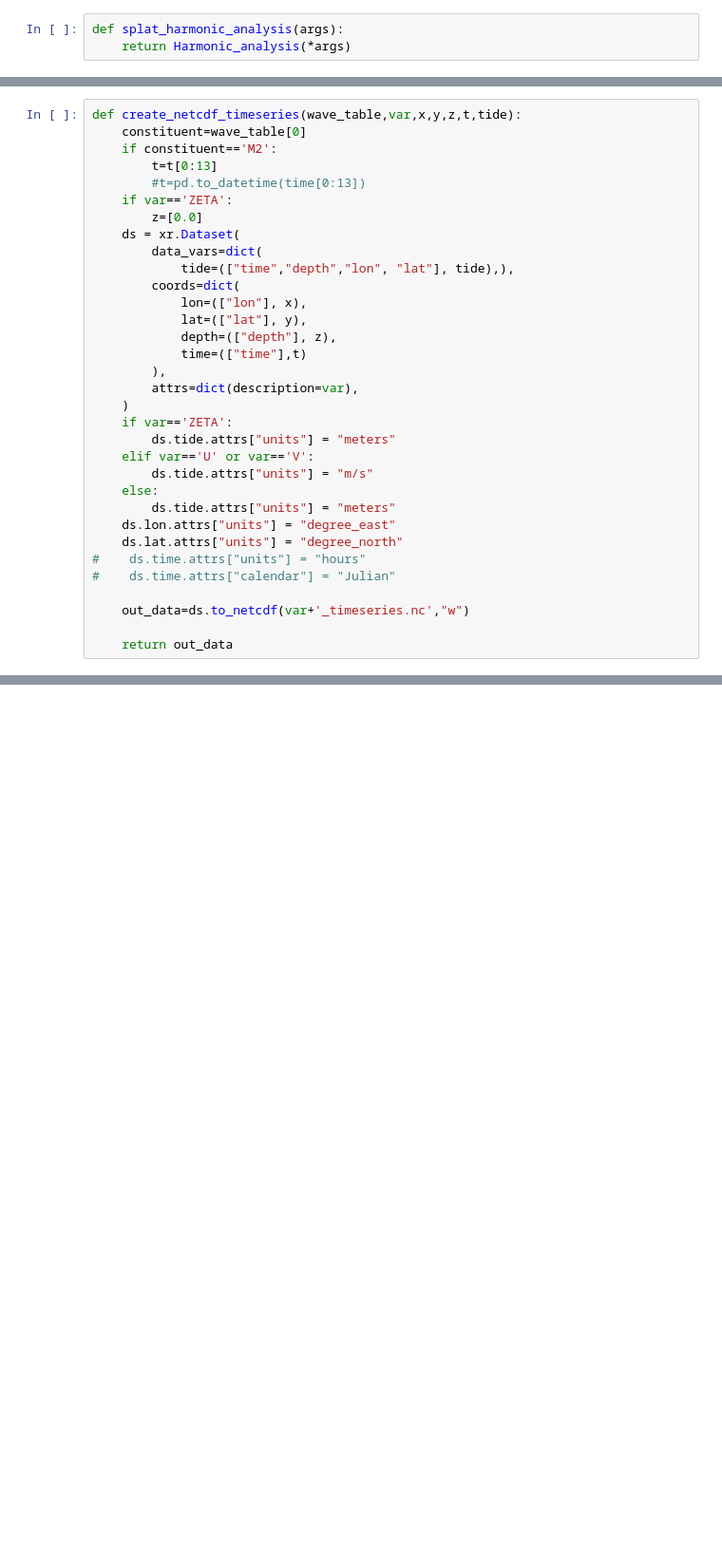
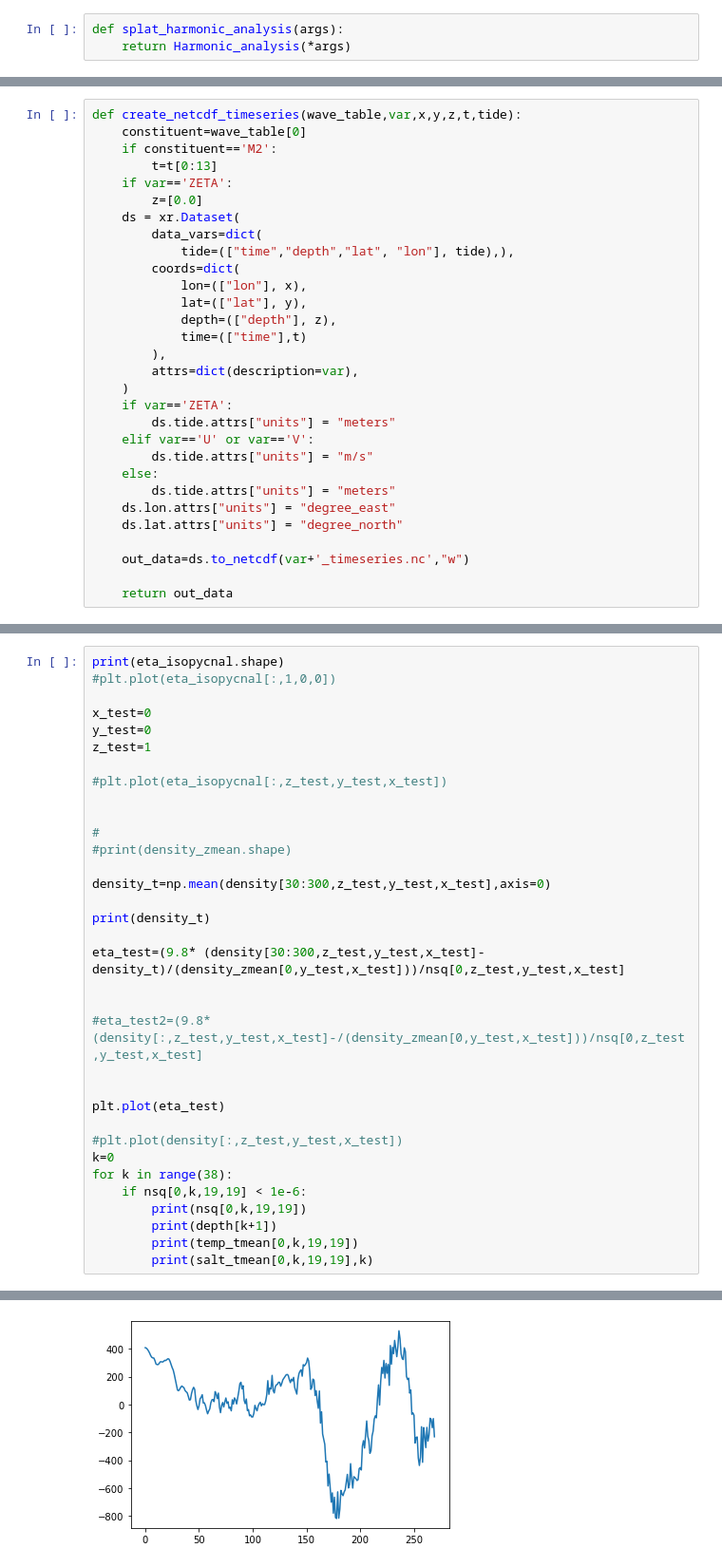
Before and after one commit to subeeshmp/codes, a Jupyter notebook: Harmonic_analysis_parallel.ipynb, the cells around one changed output, grey strips where cells are left out. Shown at 95% size. Saved outputs shown, nothing was run; the diff lists cells and outputs as text; blank space fills up the shorter version.

```diff
--- a/Harmonic_analysis_parallel.ipynb
+++ b/Harmonic_analysis_parallel.ipynb
@@ -115,12 +114,11 @@ def create_netcdf_timeseries(wave_table,var,x,y,z,t,tide):
     constituent=wave_table[0]
     if constituent=='M2':
         t=t[0:13]
-        #t=pd.to_datetime(time[0:13])
     if var=='ZETA':
         z=[0.0]
     ds = xr.Dataset(
         data_vars=dict(
-            tide=(["time","depth","lon", "lat"], tide),),
+            tide=(["time","depth","lat", "lon"], tide),),
         coords=dict(
             lon=(["lon"], x),
             lat=(["lat"], y),
@@ -137,8 +135,6 @@ def create_netcdf_timeseries(wave_table,var,x,y,z,t,tide):
         ds.tide.attrs["units"] = "meters"
     ds.lon.attrs["units"] = "degree_east"
     ds.lat.attrs["units"] = "degree_north"
-#    ds.time.attrs["units"] = "hours"
-#    ds.time.attrs["calendar"] = "Julian"
 
     out_data=ds.to_netcdf(var+'_timeseries.nc',"w")
 
@@ -205,0 +280,35 @@ print(u_mean.shape)
+# %%
+print(eta_isopycnal.shape)
+#plt.plot(eta_isopycnal[:,1,0,0])
+
+x_test=0
+y_test=0
+z_test=1
+
+#plt.plot(eta_isopycnal[:,z_test,y_test,x_test])
+
+
+#
+#print(density_zmean.shape)
+
+density_t=np.mean(density[30:300,z_test,y_test,x_test],axis=0)
+
+print(density_t)
+
+eta_test=(9.8* (density[30:300,z_test,y_test,x_test]-density_t)/(density_zmean[0,y_test,x_test]))/nsq[0,z_test,y_test,x_test]
+
+
+#eta_test2=(9.8* (density[:,z_test,y_test,x_test]-/(density_zmean[0,y_test,x_test]))/nsq[0,z_test,y_test,x_test]
+
+
+plt.plot(eta_test)
+
+#plt.plot(density[:,z_test,y_test,x_test])
+k=0
+for k in range(38):
+    if nsq[0,k,19,19] < 1e-6:
+        print(nsq[0,k,19,19])
+        print(depth[k+1])
+        print(temp_tmean[0,k,19,19])
+        print(salt_tmean[0,k,19,19],k)
+# %% [output]
@@ -205,0 +321 @@ print(u_mean.shape)
+[figure, added]
```
Also changed, not shown: parts of 20 cells of this notebook.
